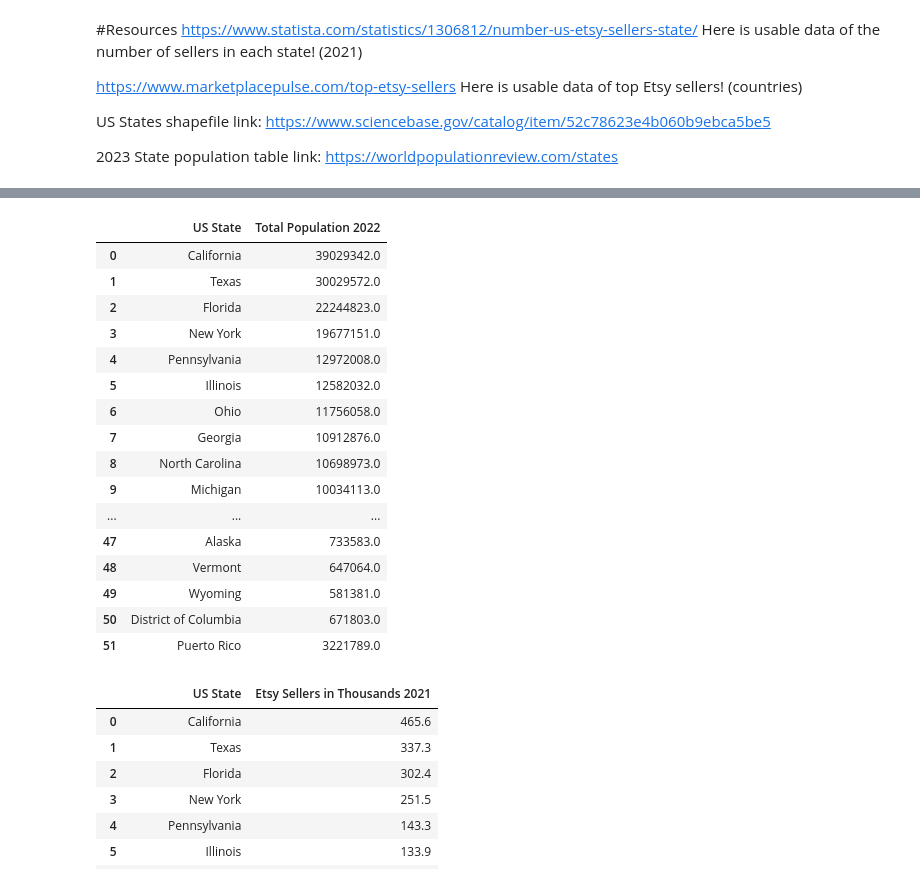
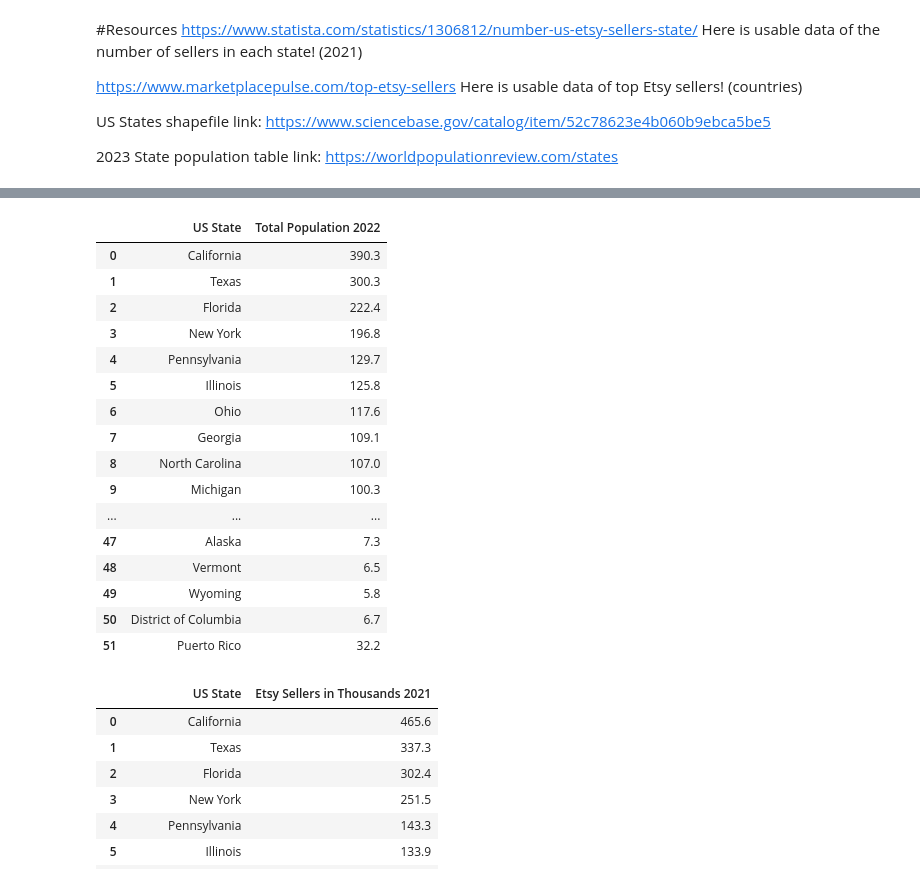
Before and after one commit to khagerthey/GIS, a Jupyter notebook: PS1.ipynb, the cells around one changed output, grey strips where cells are left out. Saved outputs shown, nothing was run; the diff lists cells and outputs as text; code cells hidden in the pictures.

```diff
--- a/PS1.ipynb
+++ b/PS1.ipynb
@@ -46,30 +46,33 @@ Requirement already satisfied: six>=1.5 in /usr/local/lib/python3.10/dist-packag
 # %%
 state_population_raw=pd.read_csv('https://raw.githubusercontent.com/khagerthey/GIS/main/state-population-table.csv')
 state_population_columns = state_population_raw[['state', 'pop2022']]
 state_population = state_population_columns.rename(columns={'pop2022': 'Total Population 2022', 'state': 'US State'})
 district_of_columbia = pd.DataFrame({'US State': ['District of Columbia'], 'Total Population 2022': [671803.0]})
 puerto_rico = pd.DataFrame({'US State': ['Puerto Rico'], 'Total Population 2022': [3221789.0]})
 combined_states = pd.concat([state_population, district_of_columbia, puerto_rico], ignore_index=True)
 
+combined_states['Total Population 2022'] = combined_states['Total Population 2022']/ 100000
+combined_states['Total Population 2022'] = combined_states['Total Population 2022'].round(1)
+
 combined_states
 # %% [output]
 |  | US State | Total Population 2022 |
-| 0 | California | 39029342.0 |
-| 1 | Texas | 30029572.0 |
-| 2 | Florida | 22244823.0 |
-| 3 | New York | 19677151.0 |
-| 4 | Pennsylvania | 12972008.0 |
-| 5 | Illinois | 12582032.0 |
-| 6 | Ohio | 11756058.0 |
-| 7 | Georgia | 10912876.0 |
-| 8 | North Carolina | 10698973.0 |
-| 9 | Michigan | 10034113.0 |
+| 0 | California | 390.3 |
+| 1 | Texas | 300.3 |
+| 2 | Florida | 222.4 |
+| 3 | New York | 196.8 |
+| 4 | Pennsylvania | 129.7 |
+| 5 | Illinois | 125.8 |
+| 6 | Ohio | 117.6 |
+| 7 | Georgia | 109.1 |
+| 8 | North Carolina | 107.0 |
+| 9 | Michigan | 100.3 |
 | ... | ... | ... |
-| 47 | Alaska | 733583.0 |
-| 48 | Vermont | 647064.0 |
-| 49 | Wyoming | 581381.0 |
-| 50 | District of Columbia | 671803.0 |
-| 51 | Puerto Rico | 3221789.0 |
+| 47 | Alaska | 7.3 |
+| 48 | Vermont | 6.5 |
+| 49 | Wyoming | 5.8 |
+| 50 | District of Columbia | 6.7 |
+| 51 | Puerto Rico | 32.2 |
 # %%
 etsy_us_sellers=pd.read_csv('https://raw.githubusercontent.com/khagerthey/GIS/main/etsy_statessellerstats.csv', header=None)
 etsy_us_sellers.columns=["US State", "Etsy Sellers in Thousands 2021"]
```
Also changed, not shown: parts of 2 cells of this notebook.
